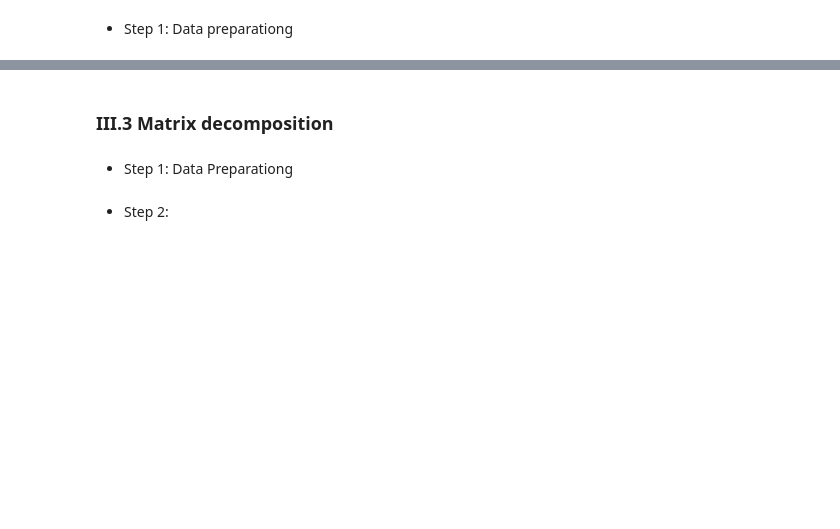
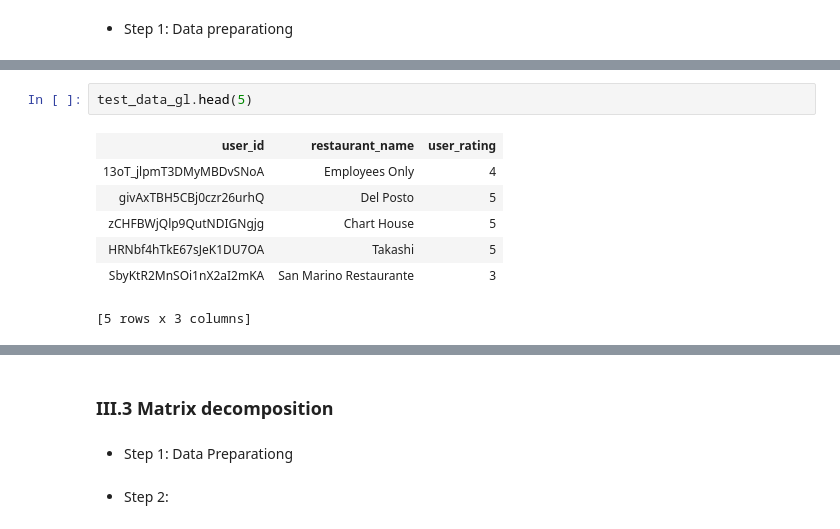
Before and after one commit to zacwentzell/BIA660D_Group_1_Project, a Jupyter notebook: Recommendation System/test_recommendation_system.ipynb, the cells around one changed output, grey strips where cells are left out. Cells and saved outputs as stored; diff of their text form; blank space fills up the shorter version.

```diff
--- a/Recommendation System/test_recommendation_system.ipynb
+++ b/Recommendation System/test_recommendation_system.ipynb
@@ -448,0 +466,10 @@ interactions_full_indexed_df.head()
+# %%
+test_data_gl.head(5)
+# %% [output]
+| user_id | restaurant_name | user_rating |
+| 13oT_jlpmT3DMyMBDvSNoA | Employees Only | 4 |
+| givAxTBH5CBj0czr26urhQ | Del Posto | 5 |
+| zCHFBWjQlp9QutNDIGNgjg | Chart House | 5 |
+| HRNbf4hTkE67sJeK1DU7OA | Takashi | 5 |
+| SbyKtR2MnSOi1nX2aI2mKA | San Marino Restaurante | 3 |
+[5 rows x 3 columns]
```
Also changed, not shown: parts of 41 cells of this notebook.
